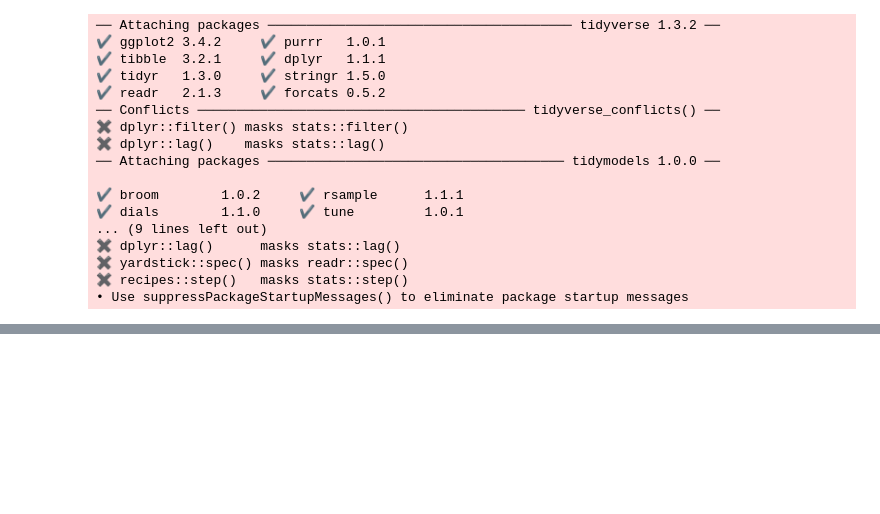
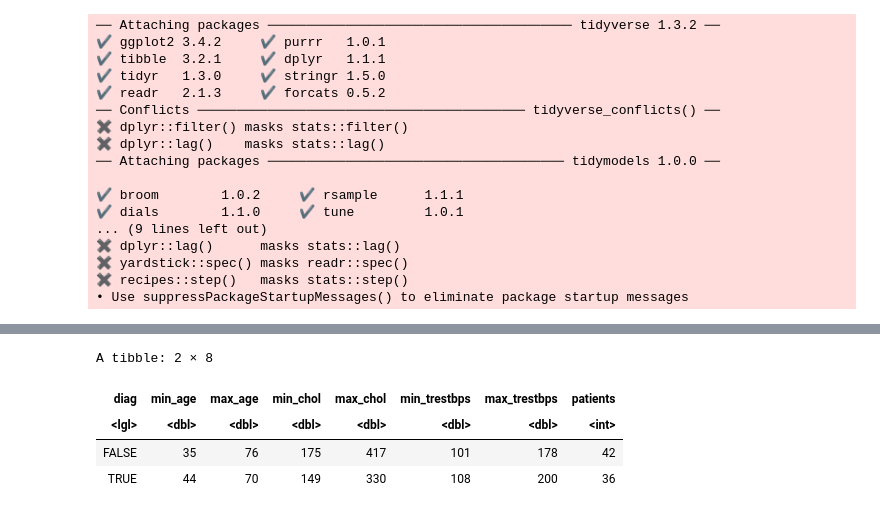
Before and after one commit to byuly/dsci-100-group-project, a Jupyter notebook: group_project_proposal.ipynb, the cells around one changed output, grey strips where cells are left out. Cells and saved outputs as stored; diff of their text form; code cells hidden in the pictures; blank space fills up the shorter version.

```diff
--- a/group_project_proposal.ipynb
+++ b/group_project_proposal.ipynb
@@ -81,0 +84,14 @@ A tibble: 32 × 15
+# %%
+cleveland_summary<-cleveland_training|>
+                     group_by(diag) |>
+                     summarize(min_age = min(age), max_age = max(age),
+                              min_chol = min(chol), max_chol = max(chol),
+                              min_trestbps = min(trestbps), max_trestbps = max(trestbps),
+                              patients = n())
+cleveland_summary
+# %% [output]
+A tibble: 2 × 8
+| diag | min_age | max_age | min_chol | max_chol | min_trestbps | max_trestbps | patients |
+| <lgl> | <dbl> | <dbl> | <dbl> | <dbl> | <dbl> | <dbl> | <int> |
+| FALSE | 35 | 76 | 175 | 417 | 101 | 178 | 42 |
+| TRUE | 44 | 70 | 149 | 330 | 108 | 200 | 36 |
```
Also changed, not shown: parts of 1 cell of this notebook.
